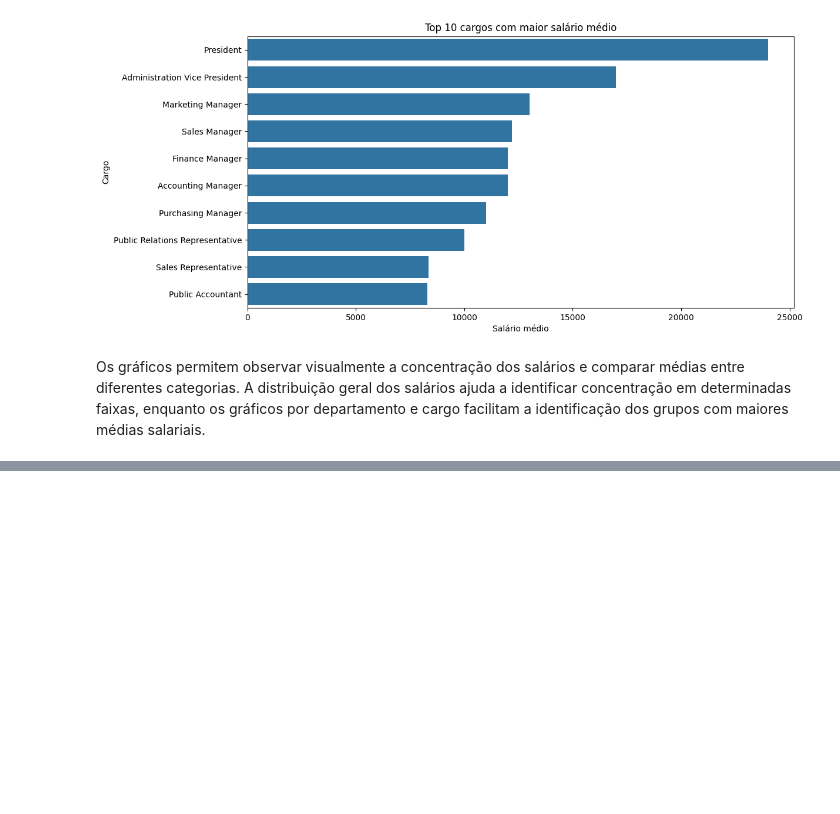
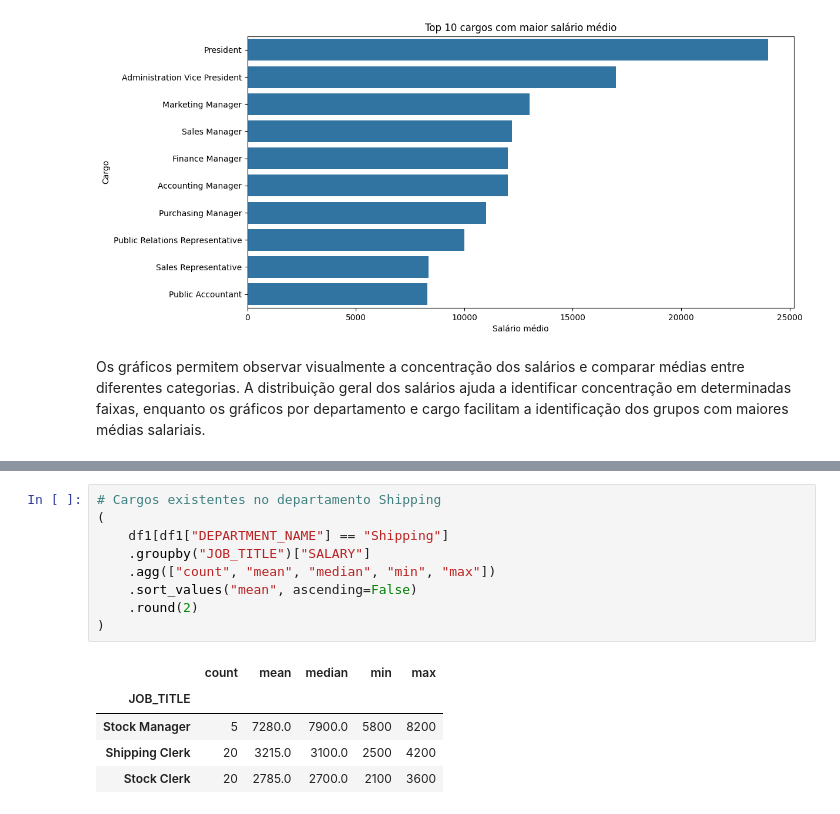
Before and after one commit to samuelbucco/Projeto_Final_Modulo_01_SCTEC, a Jupyter notebook: notebooks/analise_rh.ipynb, the cells around one changed output, grey strips where cells are left out. Drawn from its saved outputs; the diff is of its cells as text; blank space fills up the shorter version.

```diff
--- a/notebooks/analise_rh.ipynb
+++ b/notebooks/analise_rh.ipynb
@@ -400,0 +509,15 @@ Os gráficos permitem observar visualmente a concentração dos salários e comp
+# %%
+# Cargos existentes no departamento Shipping
+(
+    df1[df1["DEPARTMENT_NAME"] == "Shipping"]
+    .groupby("JOB_TITLE")["SALARY"]
+    .agg(["count", "mean", "median", "min", "max"])
+    .sort_values("mean", ascending=False)
+    .round(2)
+)
+# %% [output]
+|  | count | mean | median | min | max |
+| JOB_TITLE |  |  |  |  |  |
+| Stock Manager | 5 | 7280.0 | 7900.0 | 5800 | 8200 |
+| Shipping Clerk | 20 | 3215.0 | 3100.0 | 2500 | 4200 |
+| Stock Clerk | 20 | 2785.0 | 2700.0 | 2100 | 3600 |
```
Also changed, not shown: parts of 10 cells of this notebook.
